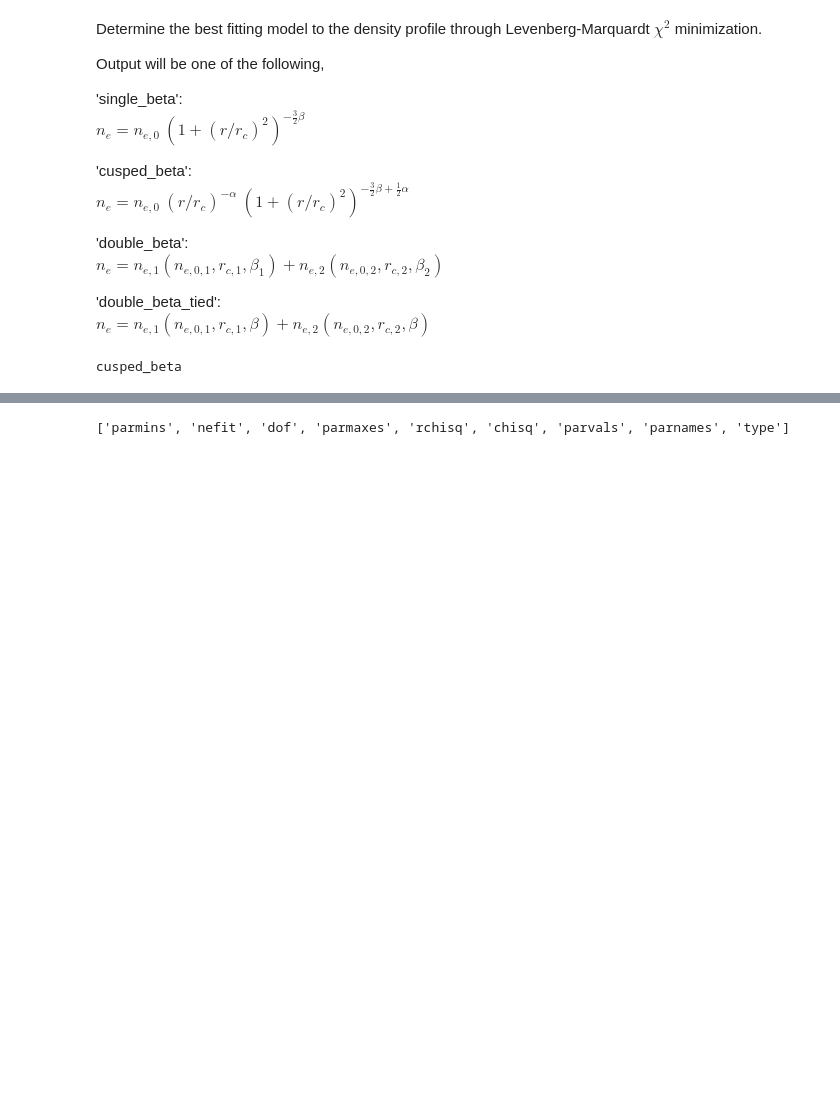
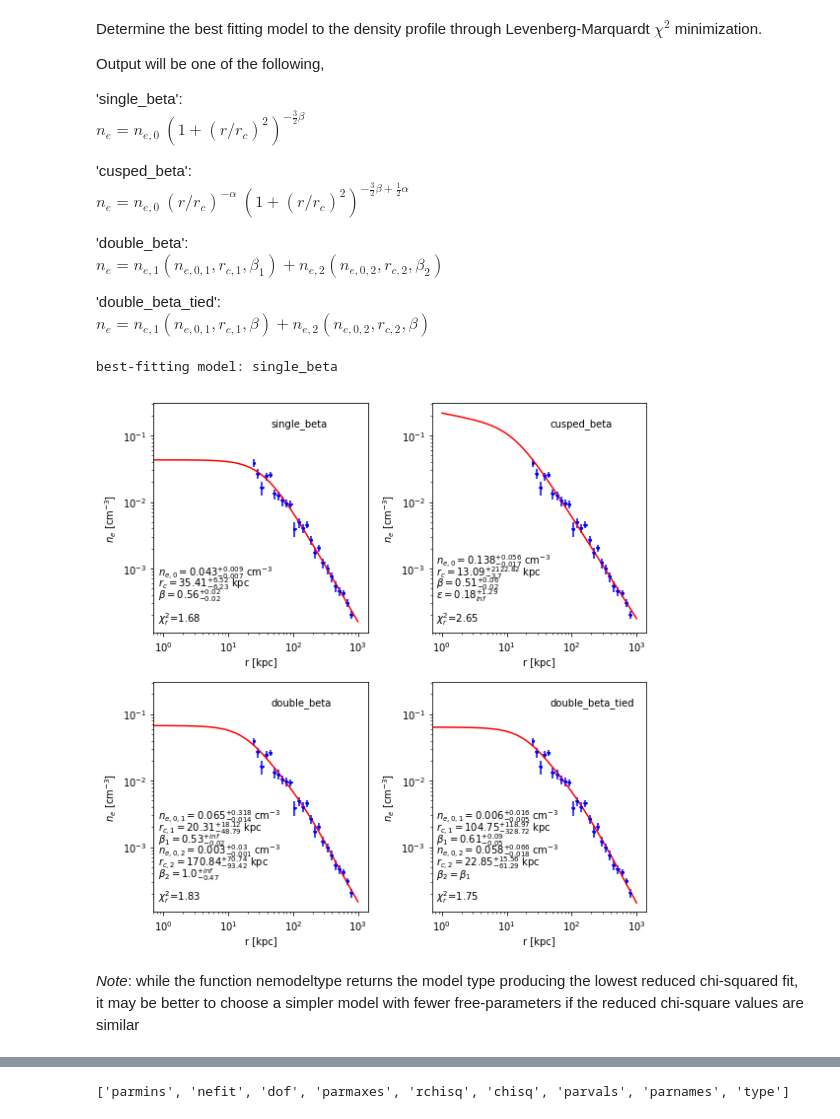
Before and after one commit to alishakundert/bmpmod, a Jupyter notebook: example.ipynb, the cells around one changed output, grey strips where cells are left out. Drawn from its saved outputs; the diff is of its cells as text; code cells hidden in the pictures; blank space fills up the shorter version.

```diff
--- a/example.ipynb
+++ b/example.ipynb
@@ -215,13 +224,16 @@ $n_{e} = n_{e,1}(n_{e,0,1}, r_{c,1}, \beta)+n_{e,2}(n_{e,0,2}, r_{c,2}, \beta)$
 # %%
 #suppress verbose log info from sherpa
 logger = logging.getLogger("sherpa")
 logger.setLevel(logging.ERROR)
 
-#add option to plot... with optplt
-nemodeltype=find_nemodeltype(ne_data=ne_data, tspec_data=tspec_data, optplt=1)
-print nemodeltype
+#option to plot the fit of all models with optplt
+nemodeltype, fig=find_nemodeltype(ne_data=ne_data, tspec_data=tspec_data, optplt=1)
+print 'best-fitting model:', nemodeltype
 # %% [output]
-cusped_beta
+best-fitting model: single_beta
+[figure, added]
+# %% [markdown]
+*Note*: while the function nemodeltype returns the model type producing the lowest reduced chi-squared fit, it may be better to choose a simpler model with fewer free-parameters if the reduced chi-square values are similar
 # %%
 #Find the parameters and param errors of the best-fitting gas density model
 
```
Also changed, not shown: parts of 20 cells of this notebook, 8 other files.
